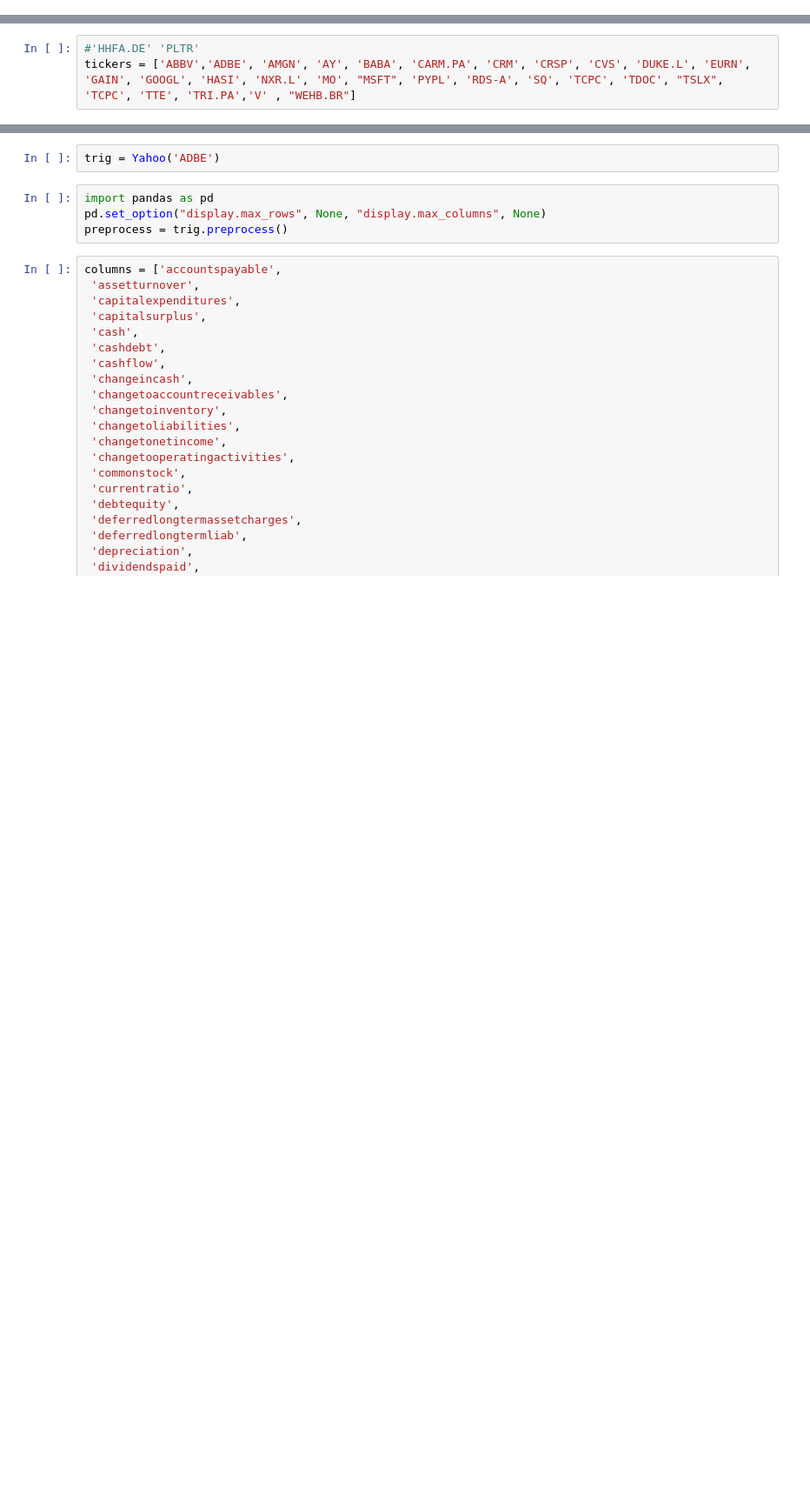
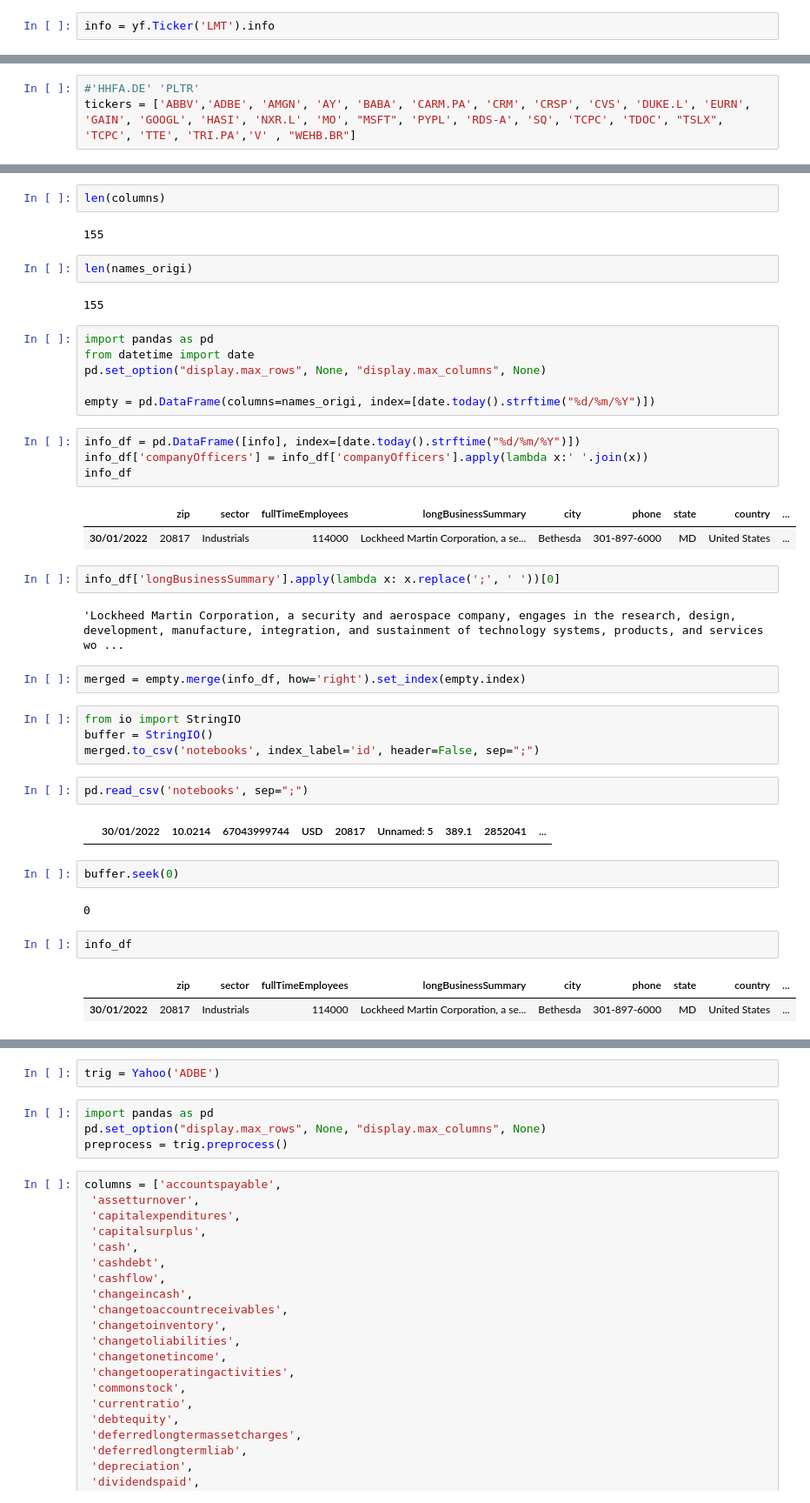
Before and after one commit to Michiel-DK/tracker, a Jupyter notebook: notebooks/try.ipynb, the cells around one changed output, grey strips where cells are left out. Shown at 87% size. Drawn from its saved outputs; the diff is of its cells as text; blank space fills up the shorter version.

```diff
--- a/notebooks/try.ipynb
+++ b/notebooks/try.ipynb
@@ -85,0 +88,2 @@ from tracker.data_yahoo import Yahoo
+# %%
+info = yf.Ticker('LMT').info
@@ -134,0 +297,44 @@ set(names)
+# %%
+len(columns)
+# %% [output]
+155
+# %%
+len(names_origi)
+# %% [output]
+155
+# %%
+import pandas as pd
+from datetime import date
+pd.set_option("display.max_rows", None, "display.max_columns", None)
+
+empty = pd.DataFrame(columns=names_origi, index=[date.today().strftime("%d/%m/%Y")])
+# %%
+info_df = pd.DataFrame([info], index=[date.today().strftime("%d/%m/%Y")])
+info_df['companyOfficers'] = info_df['companyOfficers'].apply(lambda x:' '.join(x))
+info_df
+# %% [output]
+|  | zip | sector | fullTimeEmployees | longBusinessSummary | city | phone | state | country | ... |
+| 30/01/2022 | 20817 | Industrials | 114000 | Lockheed Martin Corporation, a se... | Bethesda | 301-897-6000 | MD | United States | ... |
+# %%
+info_df['longBusinessSummary'].apply(lambda x: x.replace(';', ' '))[0]
+# %% [output]
+'Lockheed Martin Corporation, a security and aerospace company, engages in the research, design, development, manufacture, integration, and sustainment of technology systems, products, and services wo ...
+# %%
+merged = empty.merge(info_df, how='right').set_index(empty.index)
+# %%
+from io import StringIO
+buffer = StringIO()
+merged.to_csv('notebooks', index_label='id', header=False, sep=";")
+# %%
+pd.read_csv('notebooks', sep=";")
+# %% [output]
+|  | 30/01/2022 | 10.0214 | 67043999744 | USD | 20817 | Unnamed: 5 | 389.1 | 2852041 | ... |
+# %%
+buffer.seek(0)
+# %% [output]
+0
+# %%
+info_df
+# %% [output]
+|  | zip | sector | fullTimeEmployees | longBusinessSummary | city | phone | state | country | ... |
+| 30/01/2022 | 20817 | Industrials | 114000 | Lockheed Martin Corporation, a se... | Bethesda | 301-897-6000 | MD | United States | ... |
```
Also changed, not shown: parts of 10 cells of this notebook, 5 other files.
